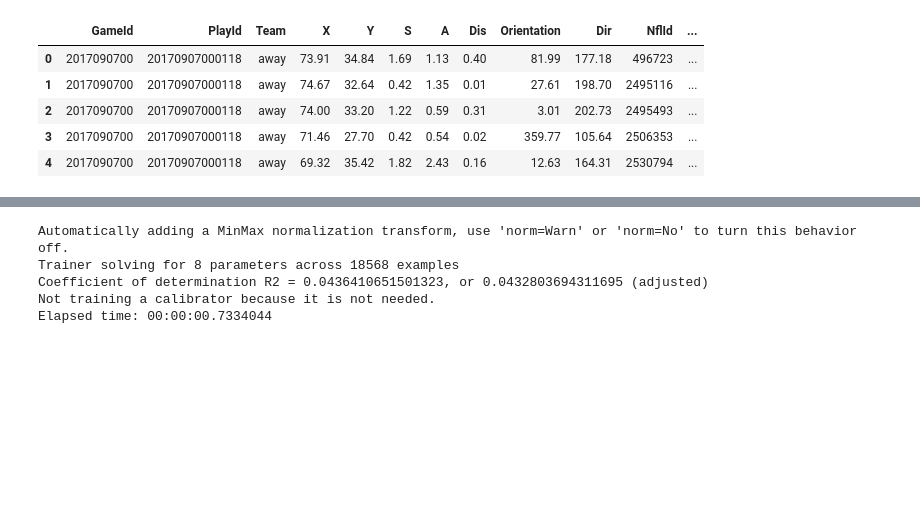
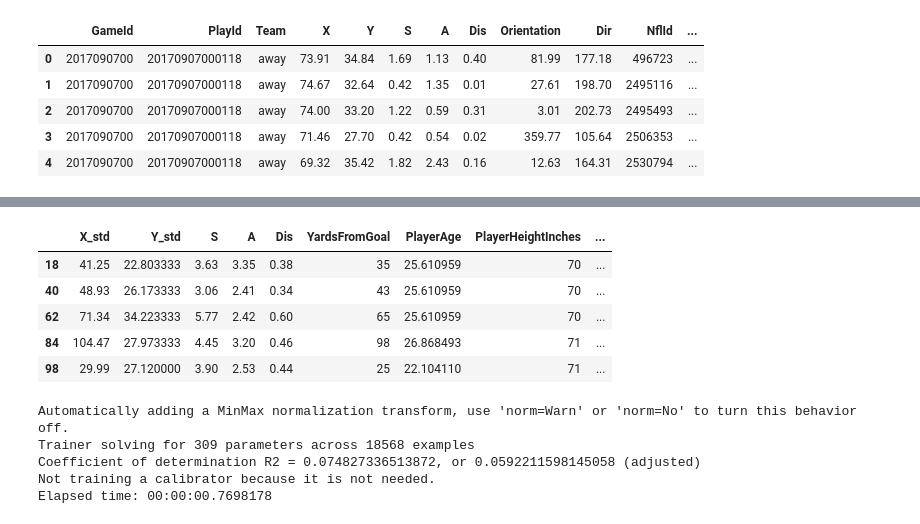
Before and after one commit to najeeb-kazmi/NimbusML-Samples, a Jupyter notebook: kaggle/nfl-big-data-bowl/NFL.ipynb, the cells around one changed output, grey strips where cells are left out. Saved outputs shown, nothing was run; the diff lists cells and outputs as text; code cells hidden in the pictures; blank space fills up the shorter version.

```diff
--- a/kaggle/nfl-big-data-bowl/NFL.ipynb
+++ b/kaggle/nfl-big-data-bowl/NFL.ipynb
@@ -22,4 +37,4 @@ Downloading train.csv.zip to D:\kaggle\nfl-big-data-bowl-2020
 # %%
-data = pd.read_csv("train.csv", low_memory=False)
+raw_data = pd.read_csv("train.csv", low_memory=False)
 # %%
 pd.set_option('display.max_columns', 199)
@@ -52,8 +106,37 @@ def train_test_split_by_games(data, proportion):
     games = data.GameId.unique()
     n_games = games.size
     train_games = games[:int(proportion*n_games)]
+
     train = data[data.GameId.isin(train_games)]
+    y_train = train['Yards']
+    X_train = train.drop(['Yards'], axis=1)
+
     test = data[data.GameId.isin(train_games) == False]
-    return (train, test)
+    y_test = test['Yards'].reset_index()['Yards']
+    X_test = test.drop(['Yards'], axis=1)
 
-data_train, data_test = train_test_split_by_games(data_rusher, 0.8)
+    return (X_train, y_train, X_test, y_test)
+
+X_train, y_train, X_test, y_test = train_test_split_by_games(data, 0.8)
+# %%
+categorical_features = ['OffenseFormation',
+                        'PlayerCollegeName',
+                        'Stadium',
+                        'StadiumType',
+                        'Turf',
+                        'GameWeather',
+                       'TeamOnOffense']
+numerical_features = ['X_std','Y_std', 'S', 'A', 'Dis',
+                     'YardsFromGoal', 'PlayerAge', 'PlayerHeightInches']
+features = numerical_features + categorical_features
+# %%
+X_train = X_train[features]
+X_test = X_test[features]
+X_train.head()
+# %% [output]
+|  | X_std | Y_std | S | A | Dis | YardsFromGoal | PlayerAge | PlayerHeightInches | ... |
+| 18 | 41.25 | 22.803333 | 3.63 | 3.35 | 0.38 | 35 | 25.610959 | 70 | ... |
+| 40 | 48.93 | 26.173333 | 3.06 | 2.41 | 0.34 | 43 | 25.610959 | 70 | ... |
+| 62 | 71.34 | 34.223333 | 5.77 | 2.42 | 0.60 | 65 | 25.610959 | 70 | ... |
+| 84 | 104.47 | 27.973333 | 4.45 | 3.20 | 0.46 | 98 | 26.868493 | 71 | ... |
+| 98 | 29.99 | 27.120000 | 3.90 | 2.53 | 0.44 | 25 | 22.104110 | 71 | ... |
@@ -69,12 +157,29 @@ data_train, data_test = train_test_split_by_games(data_rusher, 0.8)
 # TODO: Read up on how tree regression residuals are distributed. We can
 #       use LightGbmRegressor to do predictions, and use the appropriate
 #       distribution to calculate the cdf.
-features = ['X', 'Y', 'S', 'A', 'Dis', 'Orientation', 'Dir']
-reg = OrdinaryLeastSquaresRegressor(feature=features, label='Yards')
-model = reg.fit(data_train)
+
+# pipe = Pipeline([OneHotHashVectorizer(columns=categorical_features),
+#                 LightGbmRegressor(feature=numerical_features, label='Yards',
+#                                  booster=Dart(feature_fraction=0.9,
+#                                              subsample_fraction=0.8),
+#                                   number_of_iterations=50,
+#                                 minimum_example_count_per_leaf=20,
+#                                  number_of_leaves=20, learning_rate=0.1)])
+
+# pipe = Pipeline([LightGbmRegressor(feature=['X','Y', 'S', 'A', 'Dis', 'Orientation', 'Dir'],
+#                                    label='Yards',
+#                                  booster=Dart(feature_fraction=0.7,
+#                                              subsample_fraction=0.7),
+#                                   number_of_iterations=10000,
+#                                 minimum_example_count_per_leaf=20,
+#                                  number_of_leaves=100, learning_rate=0.005)])
+
+pipe = Pipeline([
+    OrdinaryLeastSquaresRegressor()])
+model = pipe.fit(X_train, y_train)
 # %% [output]
 Automatically adding a MinMax normalization transform, use 'norm=Warn' or 'norm=No' to turn this behavior off.
-Trainer solving for 8 parameters across 18568 examples
-Coefficient of determination R2 = 0.0436410651501323, or 0.0432803694311695 (adjusted)
+Trainer solving for 309 parameters across 18568 examples
+Coefficient of determination R2 = 0.074827336513872, or 0.0592211598145058 (adjusted)
 Not training a calibrator because it is not needed.
-Elapsed time: 00:00:00.7334044
+Elapsed time: 00:00:00.7698178
```
Also changed, not shown: parts of 17 cells of this notebook.
